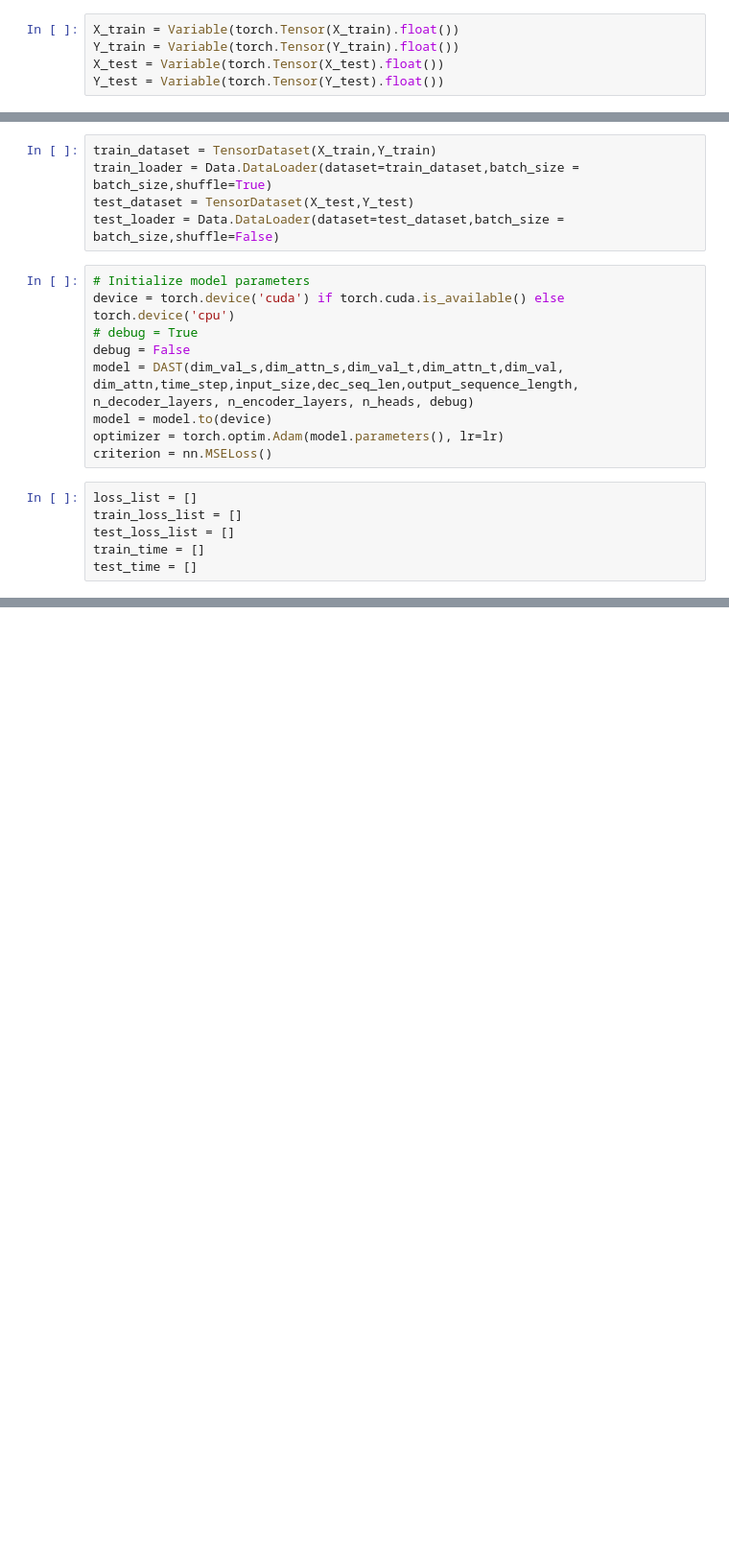
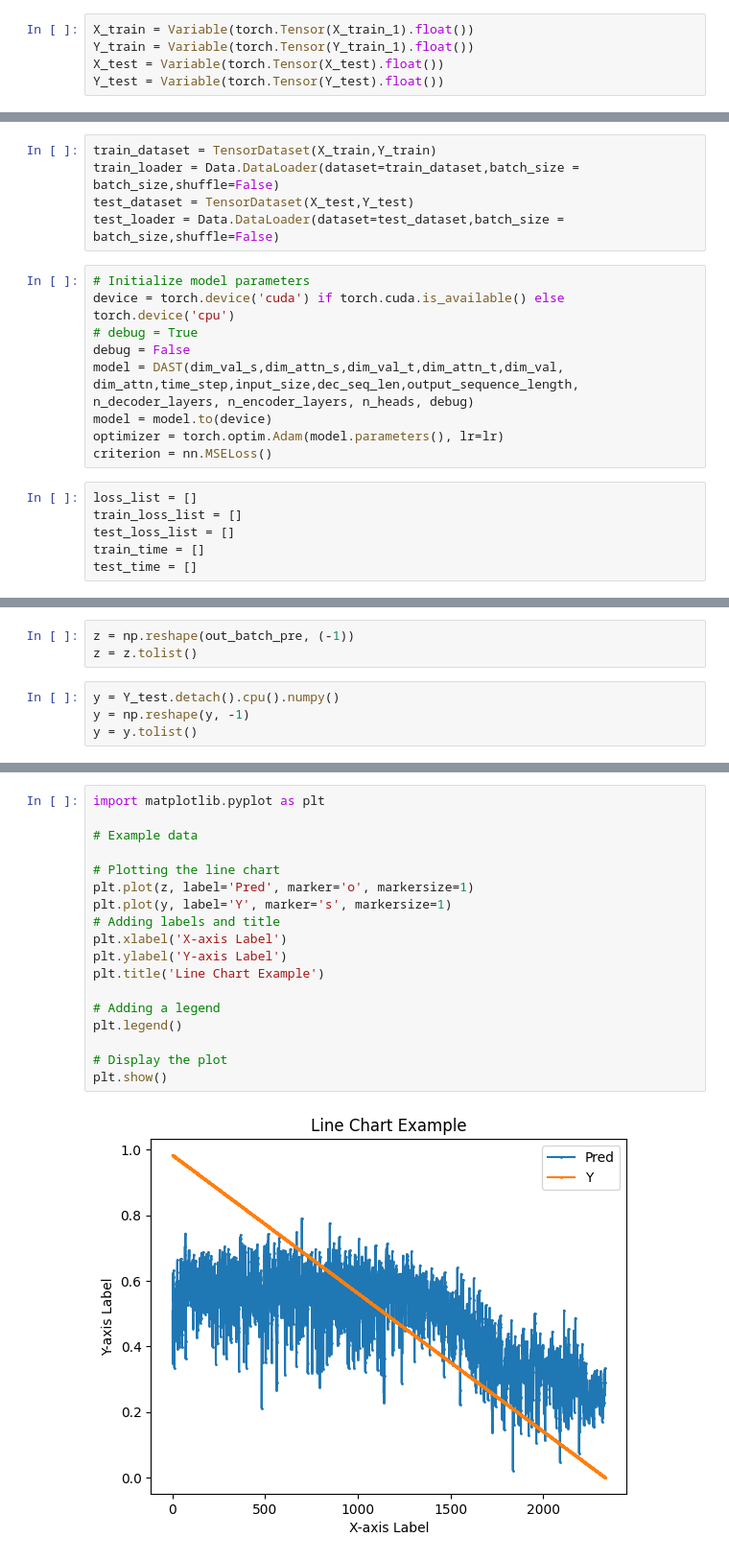
Before and after one commit to qawl987/DAST-self, a Jupyter notebook: notebook/FEMTO-st/model_training/main.ipynb, the cells around one changed output, grey strips where cells are left out. Shown at 96% size. Drawn from its saved outputs; the diff is of its cells as text; blank space fills up the shorter version.

Commit message:
feat: new data_preprocess

```diff
--- a/notebook/FEMTO-st/model_training/main.ipynb
+++ b/notebook/FEMTO-st/model_training/main.ipynb
@@ -65,6 +72,6 @@ print(Y_test.shape)
 # %%
-X_train = Variable(torch.Tensor(X_train).float())
-Y_train = Variable(torch.Tensor(Y_train).float())
+X_train = Variable(torch.Tensor(X_train_1).float())
+Y_train = Variable(torch.Tensor(Y_train_1).float())
 X_test = Variable(torch.Tensor(X_test).float())
 Y_test = Variable(torch.Tensor(Y_test).float())
 # %%
@@ -88,7 +94,7 @@ output_sequence_length = 1
 input_size = 20
 # %%
 train_dataset = TensorDataset(X_train,Y_train)
-train_loader = Data.DataLoader(dataset=train_dataset,batch_size = batch_size,shuffle=True)
+train_loader = Data.DataLoader(dataset=train_dataset,batch_size = batch_size,shuffle=False)
 test_dataset = TensorDataset(X_test,Y_test)
 test_loader = Data.DataLoader(dataset=test_dataset,batch_size = batch_size,shuffle=False)
 # %%
@@ -169 +175,8 @@ rmse_loss =  0.3567253649234772 mae_loss =  0.29589399695396423
 ... (38 outputs left out)
+# %%
+z = np.reshape(out_batch_pre, (-1))
+z = z.tolist()
+# %%
+y = Y_test.detach().cpu().numpy()
+y = np.reshape(y, -1)
+y = y.tolist()
@@ -169,0 +194,20 @@ rmse_loss =  0.3567253649234772 mae_loss =  0.29589399695396423
+# %%
+import matplotlib.pyplot as plt
+
+# Example data
+
+# Plotting the line chart
+plt.plot(z, label='Pred', marker='o', markersize=1)
+plt.plot(y, label='Y', marker='s', markersize=1)
+# Adding labels and title
+plt.xlabel('X-axis Label')
+plt.ylabel('Y-axis Label')
+plt.title('Line Chart Example')
+
+# Adding a legend
+plt.legend()
+
+# Display the plot
+plt.show()
+# %% [output]
+[figure, added]
```
Also changed, not shown: parts of 9 cells of this notebook, 2 other files.
